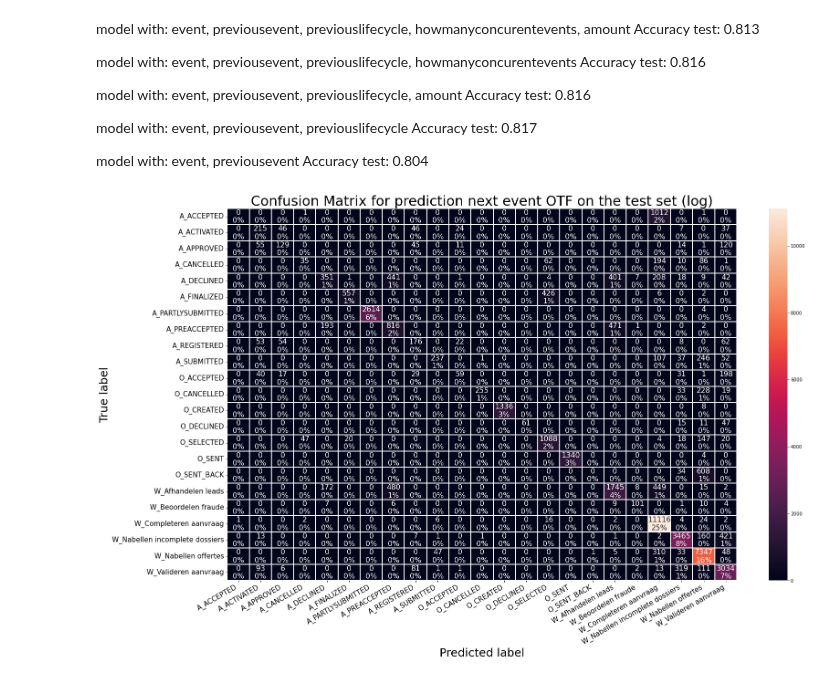
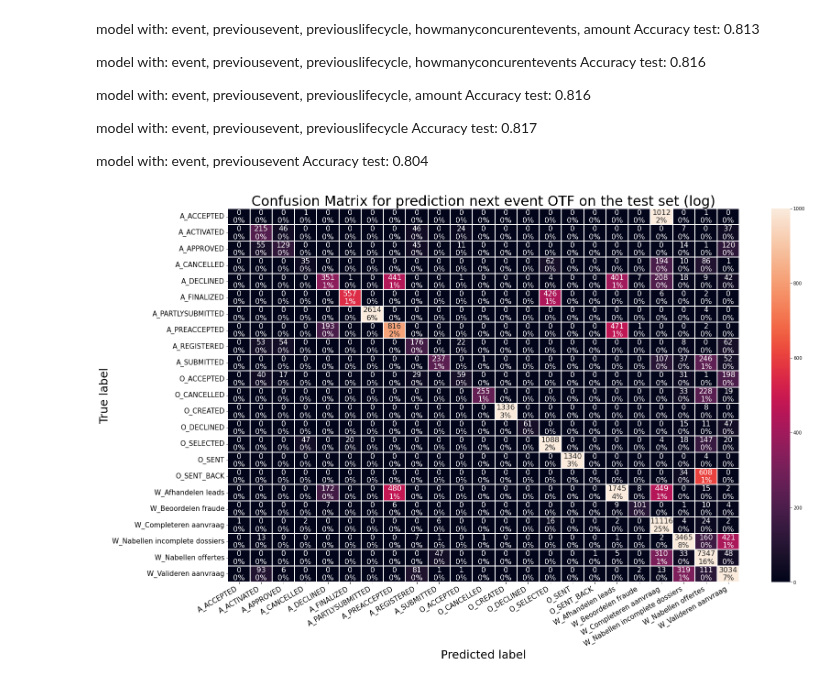
Before and after one commit to Elite-NL/Process_Mining, a Jupyter notebook: event_onTheFly.ipynb, the cells around one changed output. Drawn from its saved outputs; the diff is of its cells as text; code cells hidden in the pictures.

```diff
--- a/event_onTheFly.ipynb
+++ b/event_onTheFly.ipynb
@@ -423,32 +423,32 @@ group_counts = ["{0:0.0f}".format(value) for value in matrix.flatten()]
 group_percentages = ["{0:.0%}".format(value) for value in matrix.flatten()/np.sum(matrix)]
 
 #create labels for each cell of the heatmap
 labels = [f"{v1}\n{v2}" for v1, v2 in zip(group_counts,group_percentages)]
 
 #reshape into size of the matrix
 labels = np.asarray(labels).reshape(matrix.shape)
 
 #set fig size depending on the size of the matrix
 plt.figure(figsize=(25,15))
 
 #plot the matrix
 sns.heatmap(df_matrix, fmt='', annot=labels, annot_kws={'size':16}, linewidths = 0.3
-            , linecolor = 'white', cbar = True)
+            , linecolor = 'white', cbar = True, vmax=1000)
 
 #set event labels and change color scheme of the matrix
 #, xticklabels=events, yticklabels=events, cmap="YlGnBu"
 
 #set x and y label orinetation and size
 plt.xticks(rotation=30, horizontalalignment='right', fontsize = 15)
 plt.yticks(rotation=0, horizontalalignment='right', fontsize = 15)
 
 #add labels to the plot
 plt.xlabel('Predicted label', fontsize=25 )
 plt.ylabel('True label', fontsize=25)
 plt.title('Confusion Matrix for prediction next event OTF on the test set (log)', fontsize=30)
 
 #plt.savefig('confusion_matrix.png')
 
 plt.show()
 # %% [output]
-[figure, old version]
+[figure, new version]
```
Also changed, not shown: parts of 5 cells of this notebook.
